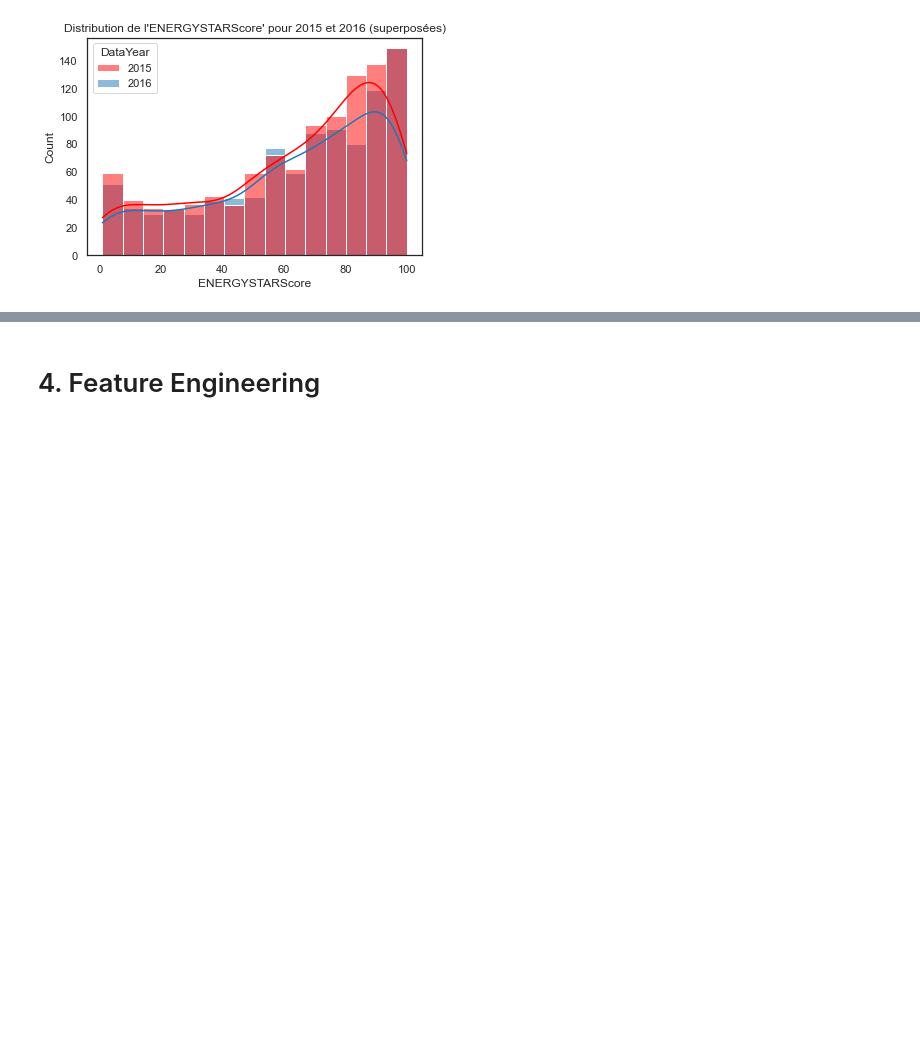
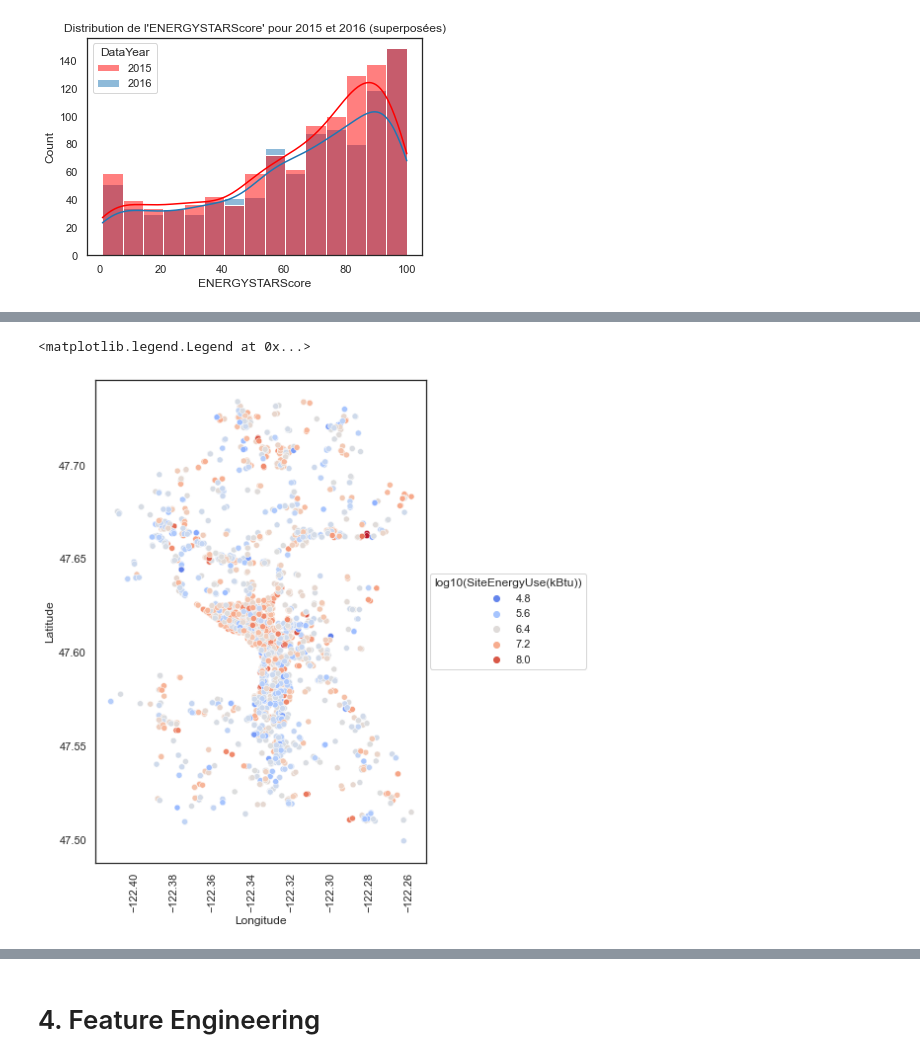
Before and after one commit to mrcreasey/oc-ds-p4-supervised-learning, a Jupyter notebook: Pélec_01_notebook.ipynb, the cells around one changed output, grey strips where cells are left out. Cells and saved outputs as stored; diff of their text form; code cells hidden in the pictures; blank space fills up the shorter version.

```diff
--- a/Pélec_01_notebook.ipynb
+++ b/Pélec_01_notebook.ipynb
@@ -1759,0 +1768,11 @@ to_png()
+# %%
+plt.figure(figsize=(6, 9))
+logSiteEUI = np.log10(data_df['SiteEnergyUse(kBtu)'])
+sns.scatterplot(data=data_df, x='Longitude', y='Latitude',
+                hue=logSiteEUI, palette='coolwarm')
+plt.xticks(rotation=90)
+plt.legend(title='log10(SiteEnergyUse(kBtu))',
+           bbox_to_anchor=(1.5, 0.5), loc=5)
+# %% [output]
+<matplotlib.legend.Legend at 0x...>
+[figure, added]
```
Also changed, not shown: parts of 15 cells of this notebook.
